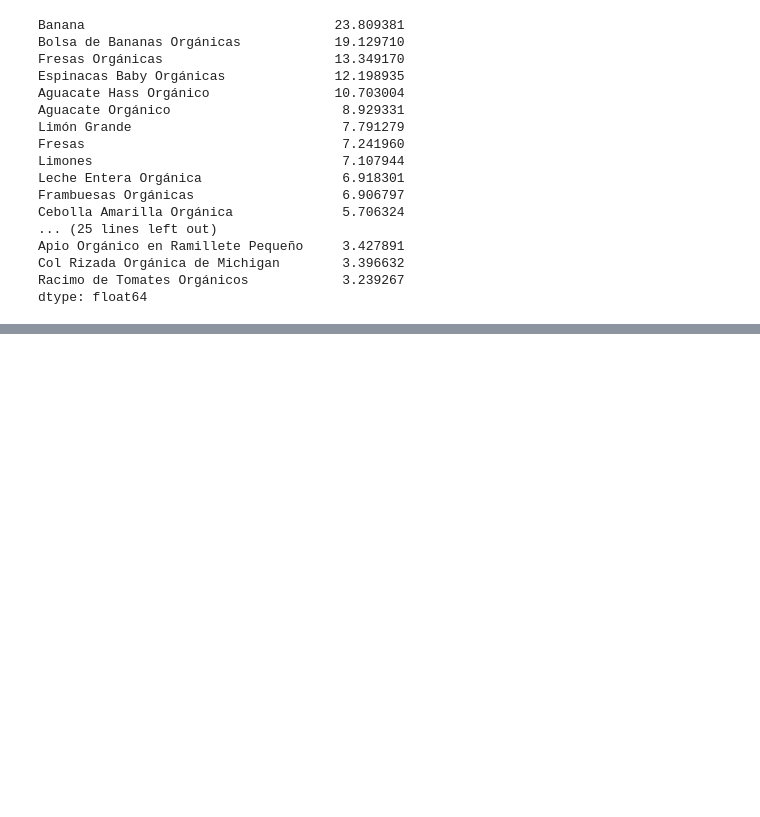
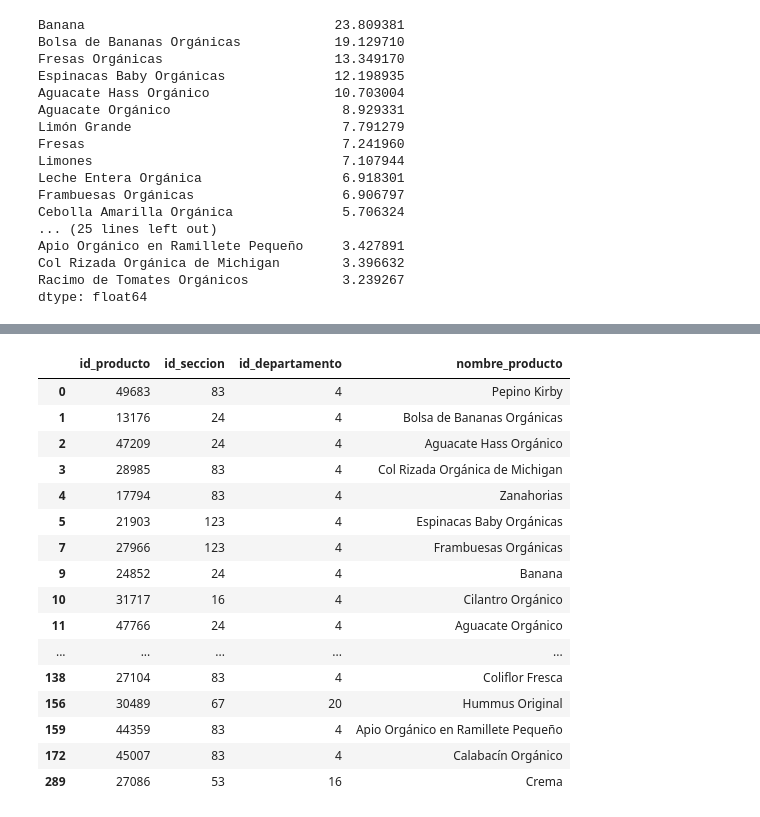
Before and after one commit to SaitoM17/data_analysis_experiencia, a Jupyter notebook: notebooks/TPE_MarkerBasketAnalysis.ipynb, the cells around one changed output, grey strips where cells are left out. Saved outputs shown, nothing was run; the diff lists cells and outputs as text; code cells hidden in the pictures; blank space fills up the shorter version.

```diff
--- a/notebooks/TPE_MarkerBasketAnalysis.ipynb
+++ b/notebooks/TPE_MarkerBasketAnalysis.ipynb
@@ -169,0 +212,23 @@ from itertools import combinations
+# %%
+# Crear una tabla con los productos únicos y las columnas correspondientes
+productos_unicos = df_sano_fresco[['id_producto', 'id_seccion', 'id_departamento', 'nombre_producto']].drop_duplicates()
+
+productos_unicos
+# %% [output]
+|  | id_producto | id_seccion | id_departamento | nombre_producto |
+| 0 | 49683 | 83 | 4 | Pepino Kirby |
+| 1 | 13176 | 24 | 4 | Bolsa de Bananas Orgánicas |
+| 2 | 47209 | 24 | 4 | Aguacate Hass Orgánico |
+| 3 | 28985 | 83 | 4 | Col Rizada Orgánica de Michigan |
+| 4 | 17794 | 83 | 4 | Zanahorias |
+| 5 | 21903 | 123 | 4 | Espinacas Baby Orgánicas |
+| 7 | 27966 | 123 | 4 | Frambuesas Orgánicas |
+| 9 | 24852 | 24 | 4 | Banana |
+| 10 | 31717 | 16 | 4 | Cilantro Orgánico |
+| 11 | 47766 | 24 | 4 | Aguacate Orgánico |
+| ... | ... | ... | ... | ... |
+| 138 | 27104 | 83 | 4 | Coliflor Fresca |
+| 156 | 30489 | 67 | 20 | Hummus Original |
+| 159 | 44359 | 83 | 4 | Apio Orgánico en Ramillete Pequeño |
+| 172 | 45007 | 83 | 4 | Calabacín Orgánico |
+| 289 | 27086 | 53 | 16 | Crema |
```
Also changed, not shown: parts of 3 cells of this notebook.
